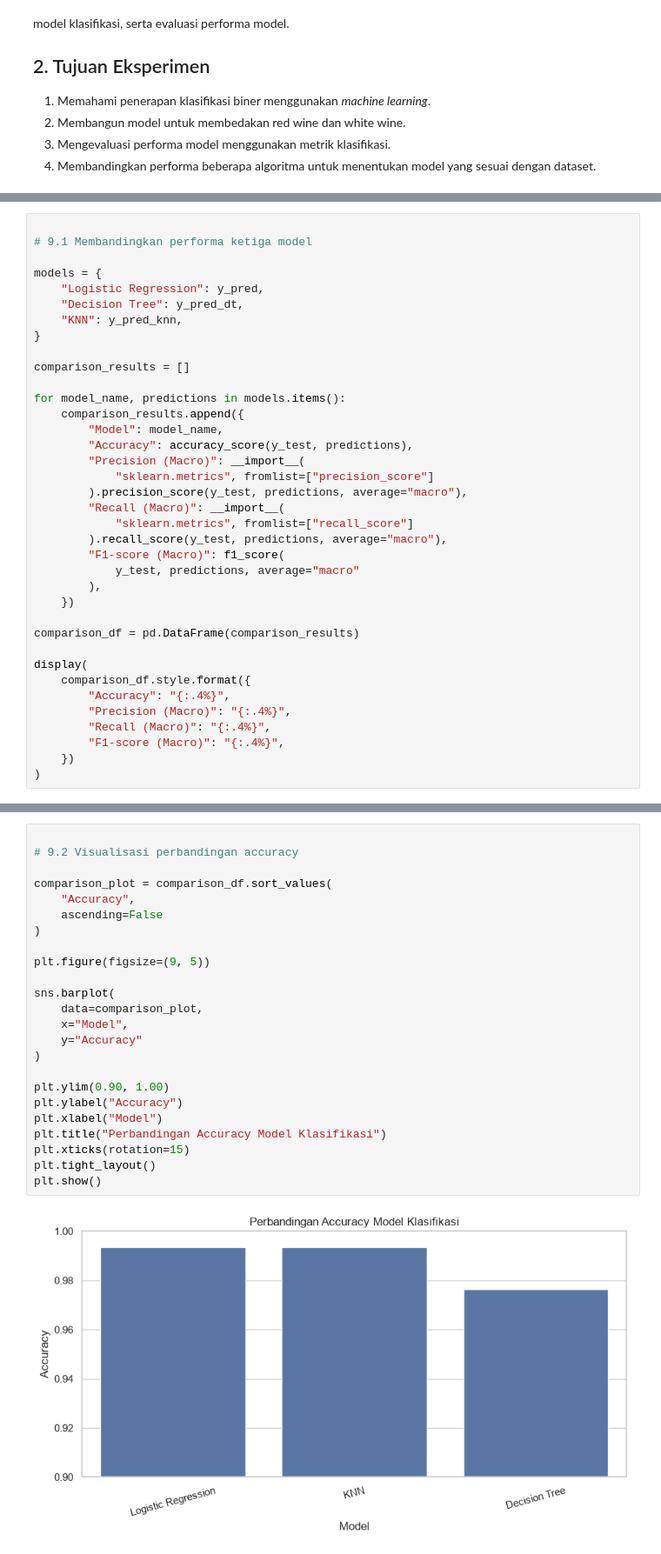
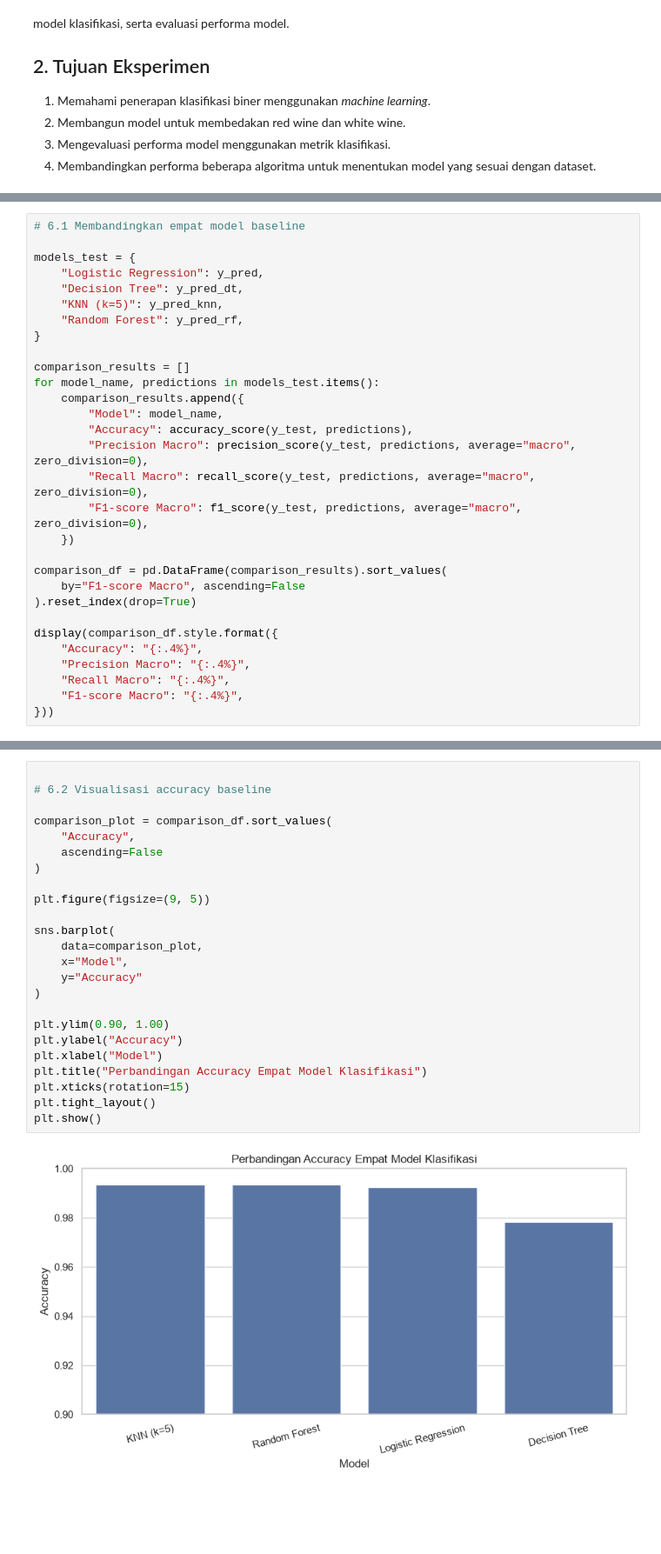
Before and after one commit to Lordzyy43/wineML, a Jupyter notebook: notebooks/03_classification_wine_type.ipynb, the cells around one changed output, grey strips where cells are left out. Shown at 87% size. Cells and saved outputs as stored; diff of their text form; blank space fills up the shorter version.

```diff
--- a/notebooks/03_classification_wine_type.ipynb
+++ b/notebooks/03_classification_wine_type.ipynb
@@ -587,38 +459,31 @@ Perbandingan dilakukan untuk mengetahui model yang memberikan performa terbaik d
 # %%
+# 6.1 Membandingkan empat model baseline
 
-# 9.1 Membandingkan performa ketiga model
-
-models = {
+models_test = {
     "Logistic Regression": y_pred,
     "Decision Tree": y_pred_dt,
-    "KNN": y_pred_knn,
+    "KNN (k=5)": y_pred_knn,
+    "Random Forest": y_pred_rf,
 }
 
 comparison_results = []
-
-for model_name, predictions in models.items():
+for model_name, predictions in models_test.items():
     comparison_results.append({
         "Model": model_name,
         "Accuracy": accuracy_score(y_test, predictions),
-        "Precision (Macro)": __import__(
-            "sklearn.metrics", fromlist=["precision_score"]
-        ).precision_score(y_test, predictions, average="macro"),
-        "Recall (Macro)": __import__(
-            "sklearn.metrics", fromlist=["recall_score"]
-        ).recall_score(y_test, predictions, average="macro"),
-        "F1-score (Macro)": f1_score(
-            y_test, predictions, average="macro"
-        ),
+        "Precision Macro": precision_score(y_test, predictions, average="macro", zero_division=0),
+        "Recall Macro": recall_score(y_test, predictions, average="macro", zero_division=0),
+        "F1-score Macro": f1_score(y_test, predictions, average="macro", zero_division=0),
     })
 
-comparison_df = pd.DataFrame(comparison_results)
+comparison_df = pd.DataFrame(comparison_results).sort_values(
+    by="F1-score Macro", ascending=False
+).reset_index(drop=True)
 
-display(
-    comparison_df.style.format({
-        "Accuracy": "{:.4%}",
-        "Precision (Macro)": "{:.4%}",
-        "Recall (Macro)": "{:.4%}",
-        "F1-score (Macro)": "{:.4%}",
-    })
-)
+display(comparison_df.style.format({
+    "Accuracy": "{:.4%}",
+    "Precision Macro": "{:.4%}",
+    "Recall Macro": "{:.4%}",
+    "F1-score Macro": "{:.4%}",
+}))
 # %% [output]
@@ -629,27 +495,27 @@ display(
 # %%
 
-# 9.2 Visualisasi perbandingan accuracy
+# 6.2 Visualisasi accuracy baseline
 
 comparison_plot = comparison_df.sort_values(
     "Accuracy",
     ascending=False
 )
 
 plt.figure(figsize=(9, 5))
 
 sns.barplot(
     data=comparison_plot,
     x="Model",
     y="Accuracy"
 )
 
 plt.ylim(0.90, 1.00)
 plt.ylabel("Accuracy")
 plt.xlabel("Model")
-plt.title("Perbandingan Accuracy Model Klasifikasi")
+plt.title("Perbandingan Accuracy Empat Model Klasifikasi")
 plt.xticks(rotation=15)
 plt.tight_layout()
 plt.show()
 # %% [output]
-[figure, old version]
+[figure, new version]
 # %% [markdown]
```
Also changed, not shown: parts of 45 cells of this notebook, 5 other files.
